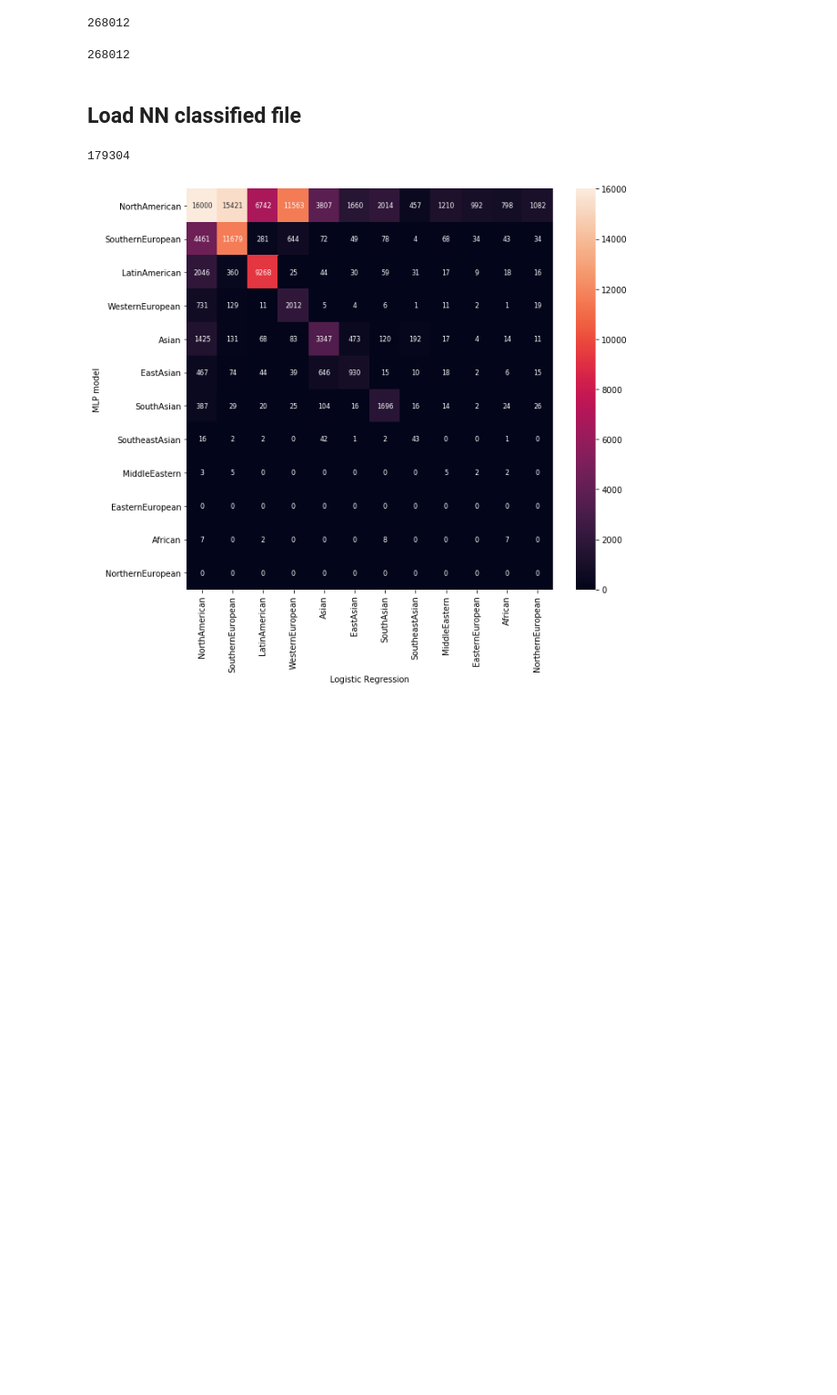
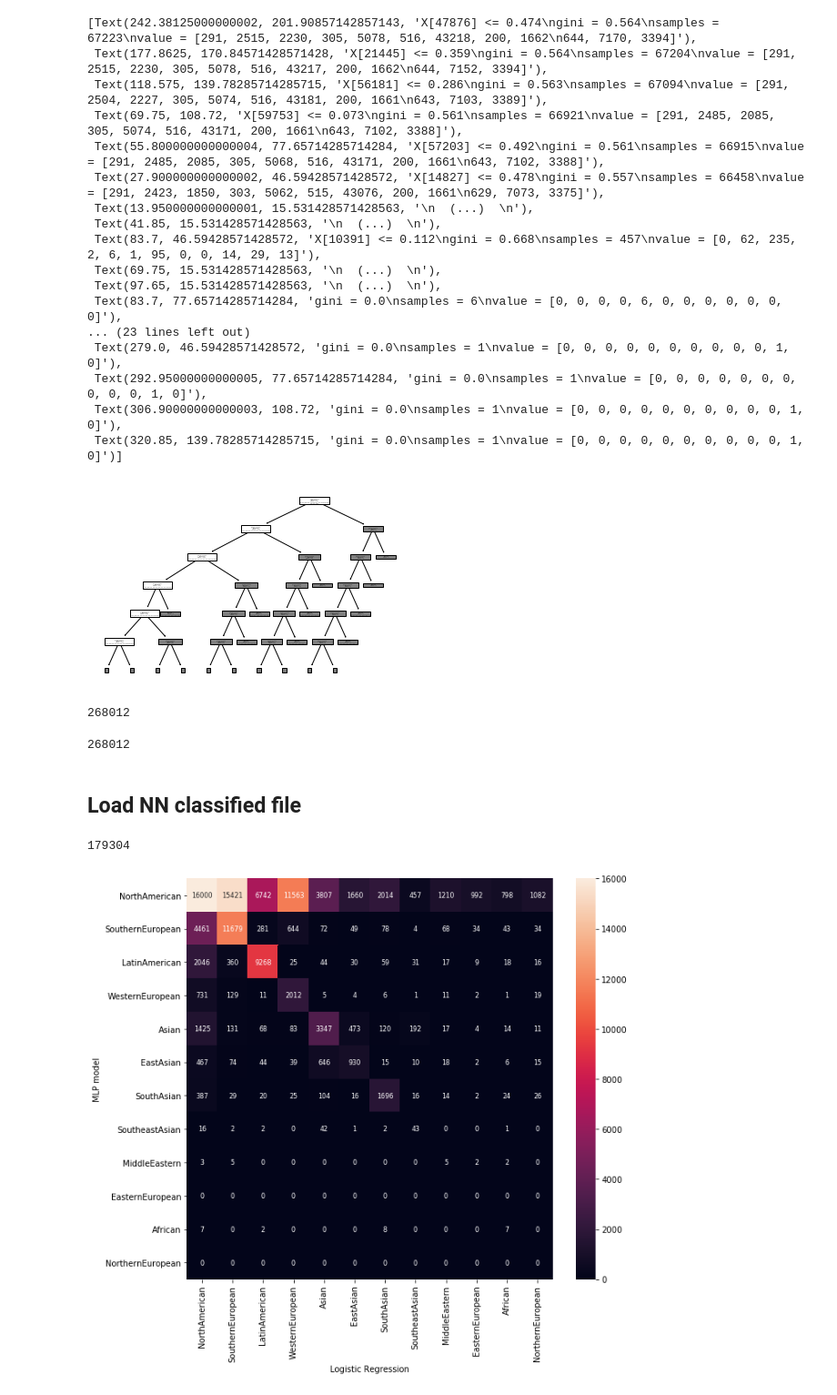
Before and after one commit to catherning/food_recipe_gen, a Jupyter notebook: cuisine_classification/Cuisine inference.ipynb, the cells around one changed output. Shown at 91% size. Saved outputs shown, nothing was run; the diff lists cells and outputs as text; code cells hidden in the pictures; blank space fills up the shorter version.

```diff
--- a/cuisine_classification/Cuisine inference.ipynb
+++ b/cuisine_classification/Cuisine inference.ipynb
@@ -21,3 +21,27 @@ svc = load("log_reg.joblib")#load("best_linearSVC.joblib")
+# %%
+from sklearn import tree
+extra_tree = load("ml_results/extra_tree.joblib")
+# %%
+tree.plot_tree(extra_tree.best_estimator_.estimators_[0],5)
+# %% [output]
+[Text(242.38125000000002, 201.90857142857143, 'X[47876] <= 0.474\ngini = 0.564\nsamples = 67223\nvalue = [291, 2515, 2230, 305, 5078, 516, 43218, 200, 1662\n644, 7170, 3394]'),
+ Text(177.8625, 170.84571428571428, 'X[21445] <= 0.359\ngini = 0.564\nsamples = 67204\nvalue = [291, 2515, 2230, 305, 5078, 516, 43217, 200, 1662\n644, 7152, 3394]'),
+ Text(118.575, 139.78285714285715, 'X[56181] <= 0.286\ngini = 0.563\nsamples = 67094\nvalue = [291, 2504, 2227, 305, 5074, 516, 43181, 200, 1661\n643, 7103, 3389]'),
+ Text(69.75, 108.72, 'X[59753] <= 0.073\ngini = 0.561\nsamples = 66921\nvalue = [291, 2485, 2085, 305, 5074, 516, 43171, 200, 1661\n643, 7102, 3388]'),
+ Text(55.800000000000004, 77.65714285714284, 'X[57203] <= 0.492\ngini = 0.561\nsamples = 66915\nvalue = [291, 2485, 2085, 305, 5068, 516, 43171, 200, 1661\n643, 7102, 3388]'),
+ Text(27.900000000000002, 46.59428571428572, 'X[14827] <= 0.478\ngini = 0.557\nsamples = 66458\nvalue = [291, 2423, 1850, 303, 5062, 515, 43076, 200, 1661\n629, 7073, 3375]'),
+ Text(13.950000000000001, 15.531428571428563, '\n  (...)  \n'),
+ Text(41.85, 15.531428571428563, '\n  (...)  \n'),
+ Text(83.7, 46.59428571428572, 'X[10391] <= 0.112\ngini = 0.668\nsamples = 457\nvalue = [0, 62, 235, 2, 6, 1, 95, 0, 0, 14, 29, 13]'),
+ Text(69.75, 15.531428571428563, '\n  (...)  \n'),
+ Text(97.65, 15.531428571428563, '\n  (...)  \n'),
+ Text(83.7, 77.65714285714284, 'gini = 0.0\nsamples = 6\nvalue = [0, 0, 0, 0, 6, 0, 0, 0, 0, 0, 0, 0]'),
+... (23 lines left out)
+ Text(279.0, 46.59428571428572, 'gini = 0.0\nsamples = 1\nvalue = [0, 0, 0, 0, 0, 0, 0, 0, 0, 0, 1, 0]'),
+ Text(292.95000000000005, 77.65714285714284, 'gini = 0.0\nsamples = 1\nvalue = [0, 0, 0, 0, 0, 0, 0, 0, 0, 0, 1, 0]'),
+ Text(306.90000000000003, 108.72, 'gini = 0.0\nsamples = 1\nvalue = [0, 0, 0, 0, 0, 0, 0, 0, 0, 0, 1, 0]'),
+ Text(320.85, 139.78285714285715, 'gini = 0.0\nsamples = 1\nvalue = [0, 0, 0, 0, 0, 0, 0, 0, 0, 0, 1, 0]')]
+[figure, added]
 # %%
 FILES  = ["train","val","test"]
 FOLDER = os.path.join(os.getcwd(),os.pardir,"recipe_1m_analysis","data")
```
Also changed, not shown: parts of 1 cell of this notebook, 8 other files.
